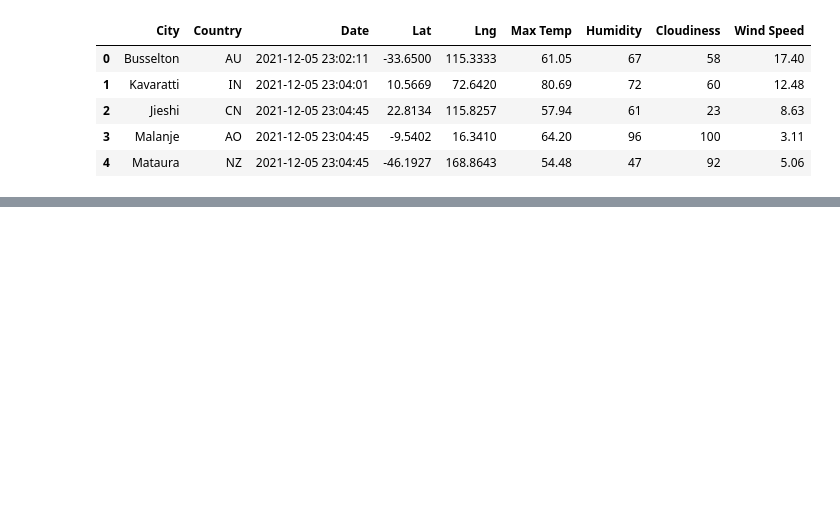
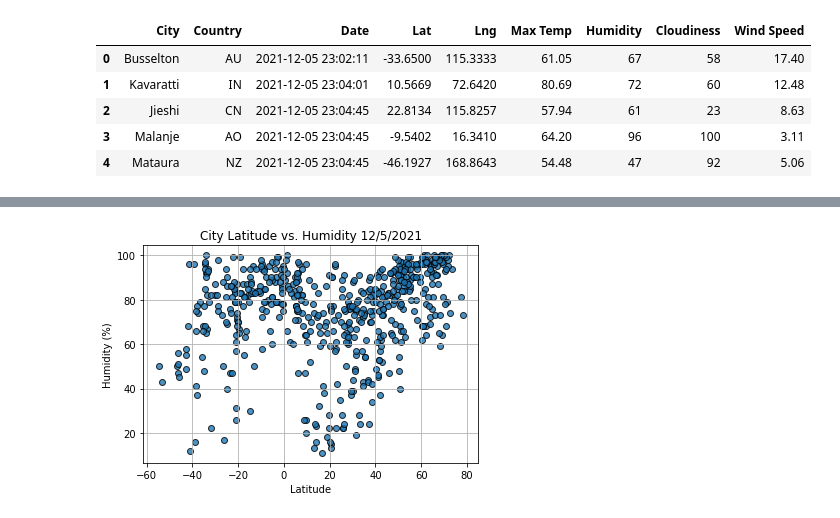
Before and after one commit to taherrin92/World_Weather_Analysis, a Jupyter notebook: WeatherPy.ipynb, the cells around one changed output, grey strips where cells are left out. Drawn from its saved outputs; the diff is of its cells as text; code cells hidden in the pictures; blank space fills up the shorter version.

```diff
--- a/WeatherPy.ipynb
+++ b/WeatherPy.ipynb
@@ -211,0 +174,15 @@ city_data_df.to_csv('Resources/city_data.csv',index_label='City_ID')
+# %%
+fig,ax = plt.subplots()
+ax.scatter(lats,
+          humidity,
+          edgecolor = 'black',linewidths = 1,marker='o',
+          alpha=0.8,label='Cities')
+ax.set_ylabel('Humidity (%)')
+ax.set_xlabel('Latitude')
+
+ax.set_title('City Latitude vs. Humidity 12/5/2021')
+plt.grid()
+plt.savefig('weather_data/Fig2.png')
+plt.show()
+# %% [output]
+[figure, added]
```
Also changed, not shown: parts of 22 cells of this notebook, 5 other files.
